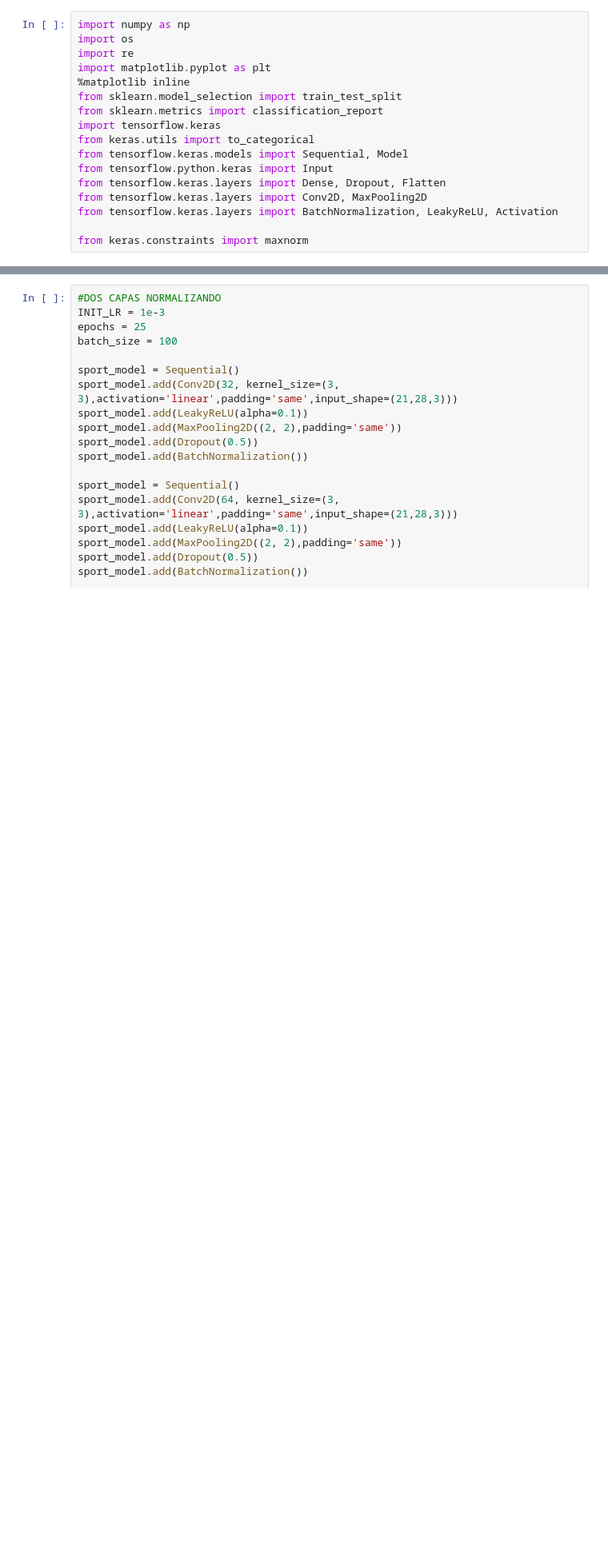
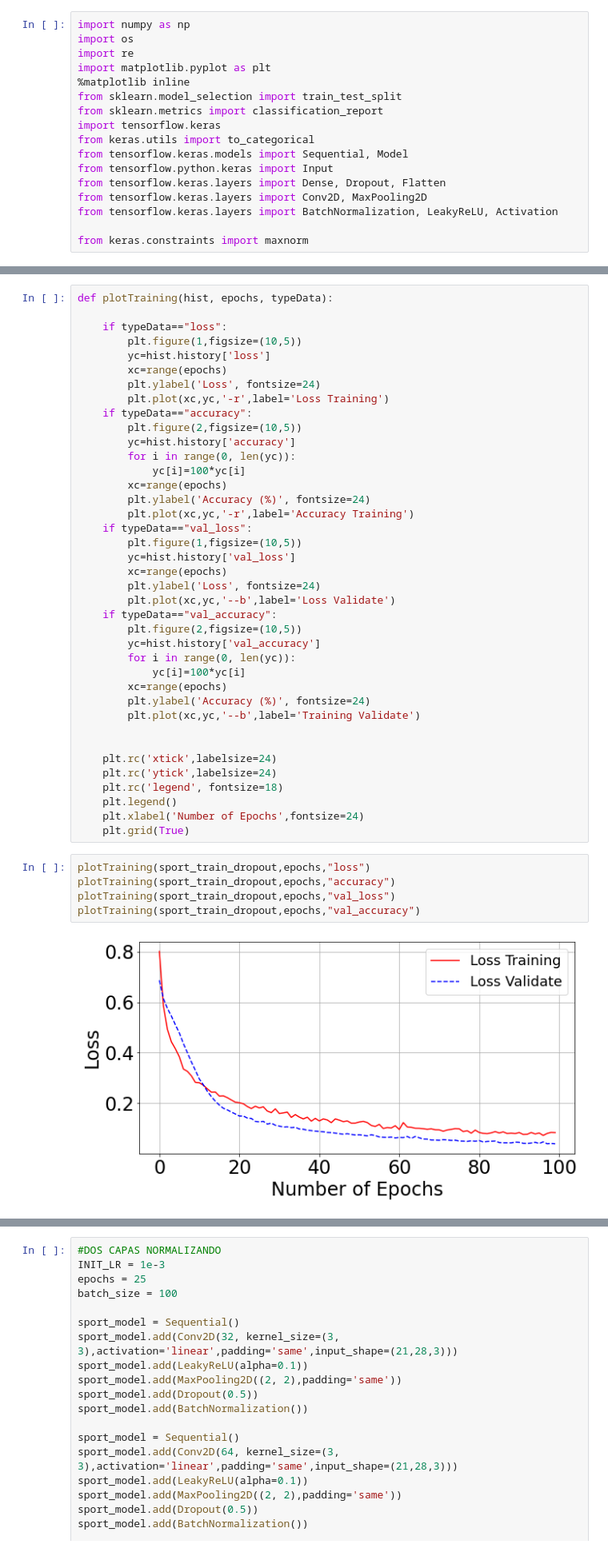
Before and after one commit to 794866/procesamientoImagenes, a Jupyter notebook: spyderScripts/dataGenerated/convolutionaNetworkManyNeuron.ipynb, the cells around one changed output, grey strips where cells are left out. Shown at 80% size. Saved outputs shown, nothing was run; the diff lists cells and outputs as text; blank space fills up the shorter version.

Commit message:
- probando el modelo - generadas imagenes de resultados de entrenamiento

```diff
--- a/spyderScripts/dataGenerated/convolutionaNetworkManyNeuron.ipynb
+++ b/spyderScripts/dataGenerated/convolutionaNetworkManyNeuron.ipynb
@@ -166,0 +221,46 @@ print('Test accuracy:', test_eval[1])
+# %%
+def plotTraining(hist, epochs, typeData):
+
+    if typeData=="loss":
+        plt.figure(1,figsize=(10,5))
+        yc=hist.history['loss']
+        xc=range(epochs)
+        plt.ylabel('Loss', fontsize=24)
+        plt.plot(xc,yc,'-r',label='Loss Training')
+    if typeData=="accuracy":
+        plt.figure(2,figsize=(10,5))
+        yc=hist.history['accuracy']
+        for i in range(0, len(yc)):
+            yc[i]=100*yc[i]
+        xc=range(epochs)
+        plt.ylabel('Accuracy (%)', fontsize=24)
+        plt.plot(xc,yc,'-r',label='Accuracy Training')
+    if typeData=="val_loss":
+        plt.figure(1,figsize=(10,5))
+        yc=hist.history['val_loss']
+        xc=range(epochs)
+        plt.ylabel('Loss', fontsize=24)
+        plt.plot(xc,yc,'--b',label='Loss Validate')
+    if typeData=="val_accuracy":
+        plt.figure(2,figsize=(10,5))
+        yc=hist.history['val_accuracy']
+        for i in range(0, len(yc)):
+            yc[i]=100*yc[i]
+        xc=range(epochs)
+        plt.ylabel('Accuracy (%)', fontsize=24)
+        plt.plot(xc,yc,'--b',label='Training Validate')
+
+
+    plt.rc('xtick',labelsize=24)
+    plt.rc('ytick',labelsize=24)
+    plt.rc('legend', fontsize=18)
+    plt.legend()
+    plt.xlabel('Number of Epochs',fontsize=24)
+    plt.grid(True)
+# %%
+plotTraining(sport_train_dropout,epochs,"loss")
+plotTraining(sport_train_dropout,epochs,"accuracy")
+plotTraining(sport_train_dropout,epochs,"val_loss")
+plotTraining(sport_train_dropout,epochs,"val_accuracy")
+# %% [output]
+[figure, added]
```
Also changed, not shown: parts of 8 cells of this notebook, 6 other files.
